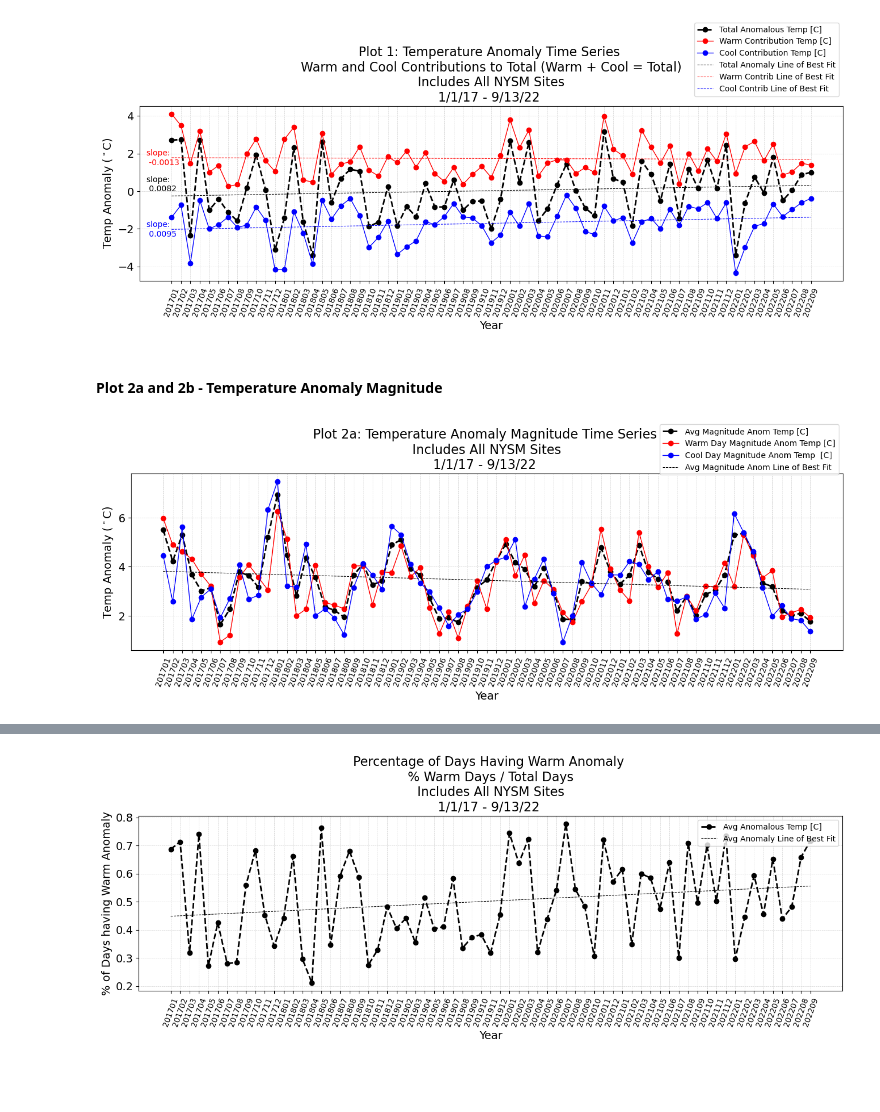
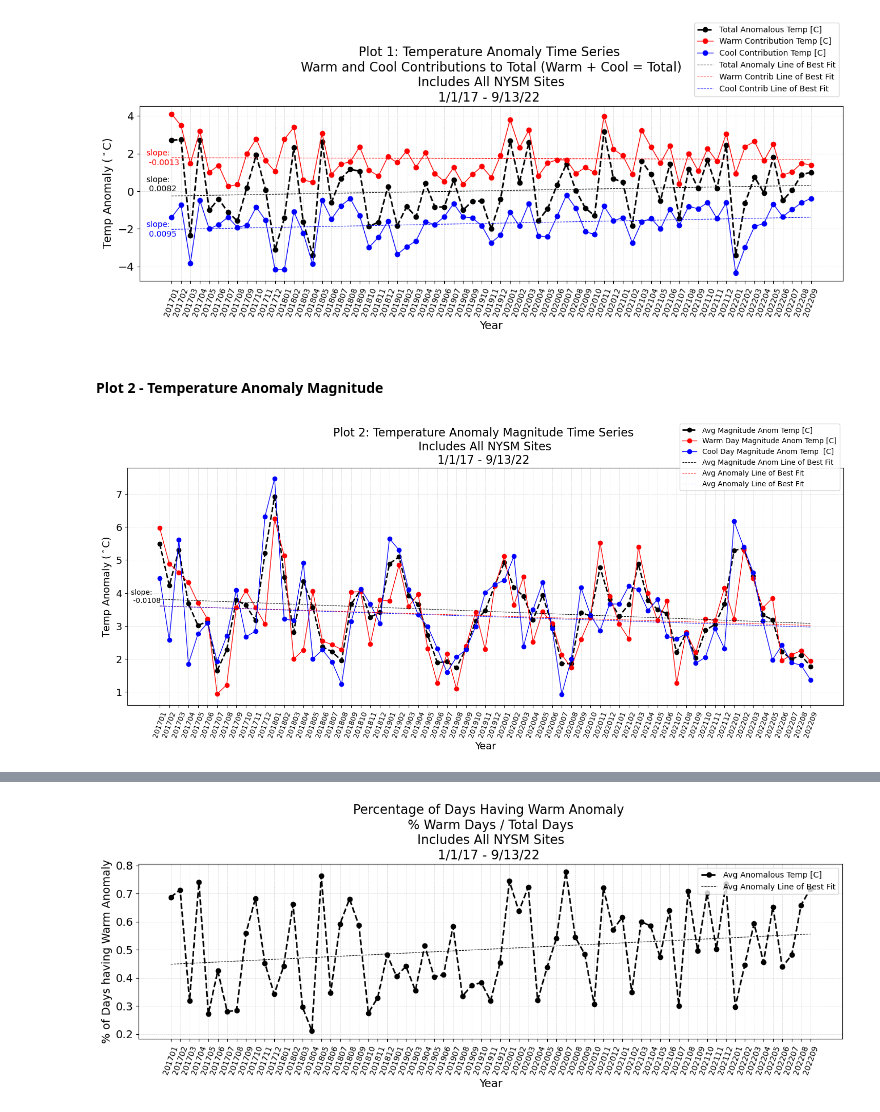
Before and after one commit to cgsutter/ATM622-General-Circulation, a Jupyter notebook: AA_NYSM.ipynb, the cells around one changed output, grey strips where cells are left out. Cells and saved outputs as stored; diff of their text form; code cells hidden in the pictures; blank space fills up the shorter version.

```diff
--- a/AA_NYSM.ipynb
+++ b/AA_NYSM.ipynb
@@ -804,19 +791,22 @@ See the caveats in the documentation: https://pandas.pydata.org/pandas-docs/stab
         - See example at end of this section confirming all calcluations with an example from scratch
 # %%
 # Make final dataframe by DATE with the DAY'S mean and std as calculated above (by merging df)
-df_final = df[['date', 'year', 'month', 'season', 'monthday', 'station', 'temp_2m[C]']].merge(df_agr[['monthday', 'station', 'mean', 'std']], how='inner', left_on = ['monthday', 'station'], right_on=['monthday', 'station'])
-df_final.rename(columns = {'mean':'temp_2m[C]_mean', 'std':'temp_2m[C]_std'}, inplace = True)
+def make_final_df():
+    df_final = df[['date', 'year', 'month', 'season', 'monthday', 'station', 'temp_2m[C]']].merge(df_agr[['monthday', 'station', 'mean', 'std']], how='inner', left_on = ['monthday', 'station'], right_on=['monthday', 'station'])
+    df_final.rename(columns = {'mean':'temp_2m[C]_mean', 'std':'temp_2m[C]_std'}, inplace = True)
 
-df_final['temp_2m[C]_anomaly'] = df_final['temp_2m[C]'] - df_final['temp_2m[C]_mean']
-df_final['stds_away_precise'] = (abs(df_final['temp_2m[C]_anomaly'])/df_final['temp_2m[C]_std'])
-df_final['stds_away'] = np.ceil(df_final['stds_away_precise'])
+    df_final['temp_2m[C]_anomaly'] = df_final['temp_2m[C]'] - df_final['temp_2m[C]_mean']
+    df_final['stds_away_precise'] = (abs(df_final['temp_2m[C]_anomaly'])/df_final['temp_2m[C]_std'])
+    df_final['stds_away'] = np.ceil(df_final['stds_away_precise'])
 
-df_final['std_bins'] = np.minimum(df_final['stds_away'], 3)
-df_final['std_consec'] = np.minimum(df_final['stds_away'], 2)
-df_final['std_consec'].loc[df_final['std_consec'] == 2.0] = 'Y'
-df_final['std_consec'].loc[df_final['std_consec'] == 1.0] = 'N'
+    df_final['std_bins'] = np.minimum(df_final['stds_away'], 3)
+    df_final['std_consec'] = np.minimum(df_final['stds_away'], 2)
+    df_final['std_consec'].loc[df_final['std_consec'] == 2.0] = 'Y'
+    df_final['std_consec'].loc[df_final['std_consec'] == 1.0] = 'N'
 
-df_final
+    return df_final
+
+df_final = make_final_df()
 # %% [output]
 A value is trying to be set on a copy of a slice from a DataFrame
 
@@ -1015,6 +972,9 @@ def linear_stats(df_input):
     y_coolcontrib_time = np.array(df_input['cool_contrib'])
     m_coolcontrib_time, b_coolcontrib_time = np.polyfit(x, y_coolcontrib_time, 1)
 
-    return  corr_warm_cool, (m_anom_time, b_anom_time), (m_abs_time, b_abs_time), (m_warm_time, b_warm_time), (m_coolabs_time, b_coolabs_time), (m_coolval_time, b_coolval_time), (m_warmdays_time, b_warmdays_time), (m_cooldays_time, b_cooldays_time), (m_warmcontrib_time, b_warmcontrib_time), (m_coolcontrib_time, b_coolcontrib_time)
+    # correlation of total temp anomaly with time
+    t_corr = np.corrcoef(y_anom_time, x)
+
+    return  corr_warm_cool, t_corr, (m_anom_time, b_anom_time), (m_abs_time, b_abs_time), (m_warm_time, b_warm_time), (m_coolabs_time, b_coolabs_time), (m_coolval_time, b_coolval_time), (m_warmdays_time, b_warmdays_time), (m_cooldays_time, b_cooldays_time), (m_warmcontrib_time, b_warmcontrib_time), (m_coolcontrib_time, b_coolcontrib_time)
 # %%
-corr_warm_cool, trend_t_time, trend_abst_time, trend_warm_time, trend_coolabs_time,  trend_coolval_time, trend_warmdays_time, trend_cooldays_time, trend_warmcontrib_time, trend_coolcontrib_time = linear_stats(df_plot)
+corr_warm_cool, corr_t_time, trend_t_time, trend_abst_time, trend_warm_time, trend_coolabs_time,  trend_coolval_time, trend_warmdays_time, trend_cooldays_time, trend_warmcontrib_time, trend_coolcontrib_time = linear_stats(df_plot)
@@ -1057,12 +1029,12 @@ plot_contribs_timeseries(df_plot['yearmo'],df_plot['temp_2m[C]_anomaly'], df_plo
 # %% [output]
 [figure]
 # %% [markdown]
-#### Plot 2a and 2b - Temperature Anomaly Magnitude
+#### Plot 2 - Temperature Anomaly Magnitude
 # %%
-def plot_tmag_timeseries(xplot,yavg, yhot,  ycold, trend1, title1):
+def plot_tmag_timeseries(xplot,yavg, yhot,  ycold, trend1, trend2, trend3, title1):
 
     ## Create figure of a particular size
-    fig = plt.figure(figsize=(16, 4))
+    fig = plt.figure(figsize=(18, 6))
 
     # add plots
     ax1 = fig.add_subplot(1, 1, 1)
@@ -1074,7 +1046,11 @@ def plot_tmag_timeseries(xplot,yavg, yhot,  ycold, trend1, title1):
     # add lines of best fit
     x = np.array(range(0, len(xplot))) # time list format needed
     ax1.plot(x, trend1[0]*x + trend1[1], color = 'black', linewidth = 0.75, linestyle = '--', label='Avg Magnitude Anom Line of Best Fit')
-
+    ax1.text(-3, 3.7, f"slope: \n {round(trend1[0],4)}", fontsize=10, color = 'black')
+    # ax1.text(-2.9, 2.5, f"slope: \n {round(trend2[0],4)}", fontsize=10, color = 'red')
+    # ax1.text(-2.9, 1.5, f"slope: \n {round(trend3[0],4)}", fontsize=10, color = 'blue')
+    ax1.plot(x, trend2[0]*x + trend2[1], color = 'red', linewidth = 0.75, linestyle = '--', label='Avg Anomaly Line of Best Fit')
+    ax1.plot(x, trend3[0]*x + trend3[1], color = 'blue', linewidth = 0.75, linestyle = '--', label='Avg Anomaly Line of Best Fit')
 
     # add title, labels, ticks, etc
     ax1.set_title(f'{title1} \n Includes All NYSM Sites \n 1/1/17 - 9/13/22  ', size = 16)
@@ -1083,8 +1059,8 @@ def plot_tmag_timeseries(xplot,yavg, yhot,  ycold, trend1, title1):
     ax1.tick_params(axis='x', labelrotation = 70, labelsize=10)
     ax1.tick_params(axis='y',  labelsize=14)
     ax1.grid(color = 'lightgrey', linestyle = '--', linewidth = 0.5)
-    ax1.legend(loc='upper right', bbox_to_anchor=(1,1.3))
+    ax1.legend(loc='upper right', bbox_to_anchor=(1,1.2))
 # %%
-plot_tmag_timeseries(df_plot['yearmo'],df_plot['abs_anom'], df_plot['warm_anom'], df_plot['cool_anom'],trend_abst_time, 'Plot 2a: Temperature Anomaly Magnitude Time Series')
+plot_tmag_timeseries(df_plot['yearmo'],df_plot['abs_anom'], df_plot['warm_anom'], df_plot['cool_anom'],trend_abst_time,  trend_warm_time,  trend_coolabs_time, 'Plot 2: Temperature Anomaly Magnitude Time Series')
 # %% [output]
-[figure, old version]
+[figure, new version]
```
Also changed, not shown: parts of 73 cells of this notebook, 11 other files.
